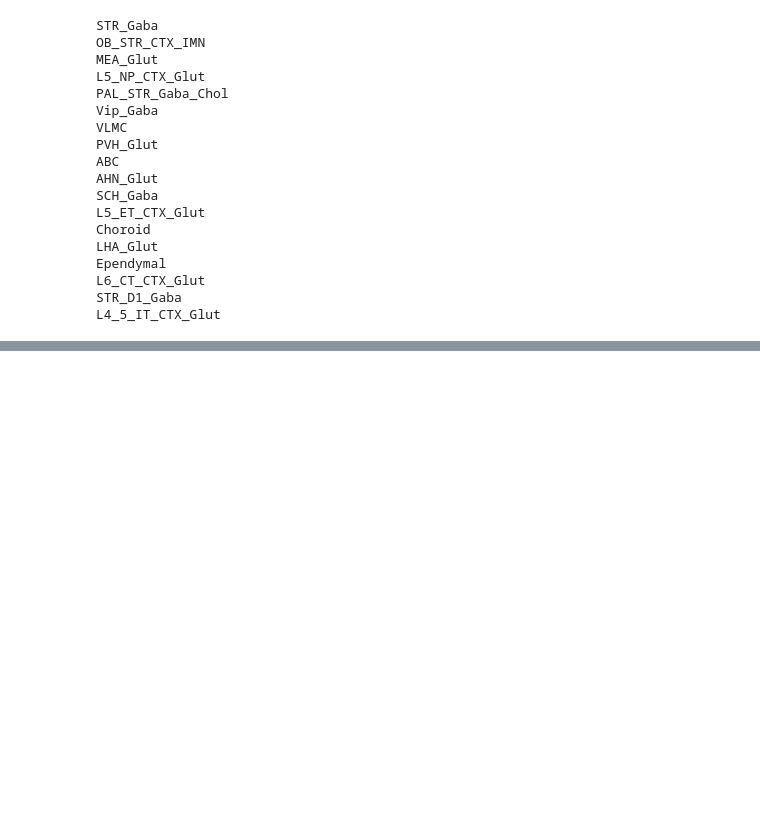
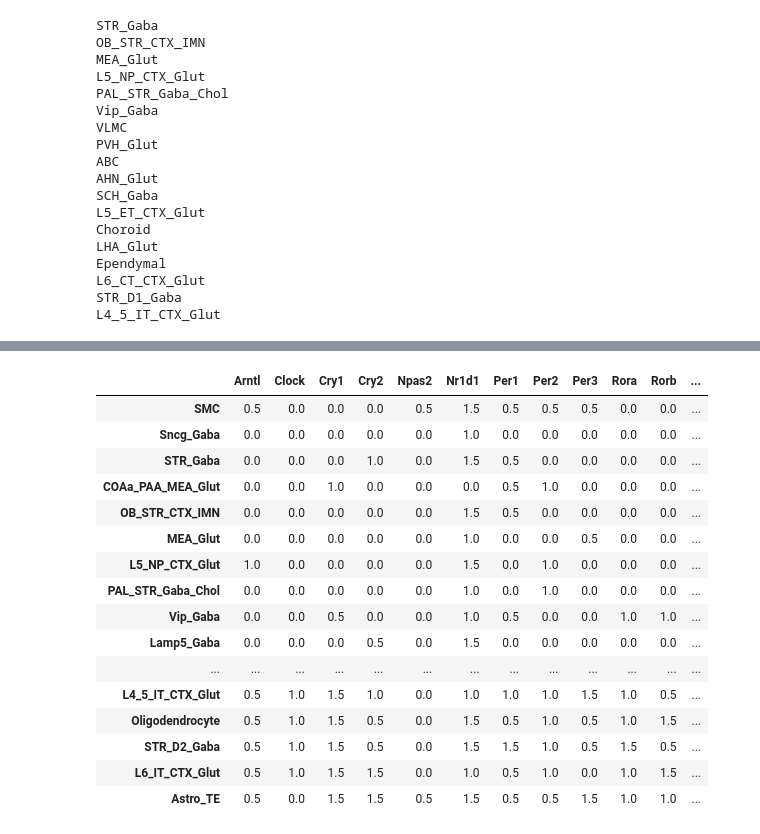
Before and after one commit to Carboneinerte/Pynda_ssc, a Jupyter notebook: v10D_Xenium_Downstream_Analysis_WIP.ipynb, the cells around one changed output, grey strips where cells are left out. Drawn from its saved outputs; the diff is of its cells as text; code cells hidden in the pictures; blank space fills up the shorter version.

```diff
--- a/v10D_Xenium_Downstream_Analysis_WIP.ipynb
+++ b/v10D_Xenium_Downstream_Analysis_WIP.ipynb
@@ -2621,0 +2661,20 @@ L4_5_IT_CTX_Glut
+# %%
+ddf.reindex(cell_list_under)
+# %% [output]
+|  | Arntl | Clock | Cry1 | Cry2 | Npas2 | Nr1d1 | Per1 | Per2 | Per3 | Rora | Rorb | ... |
+| SMC | 0.5 | 0.0 | 0.0 | 0.0 | 0.5 | 1.5 | 0.5 | 0.5 | 0.5 | 0.0 | 0.0 | ... |
+| Sncg_Gaba | 0.0 | 0.0 | 0.0 | 0.0 | 0.0 | 1.0 | 0.0 | 0.0 | 0.0 | 0.0 | 0.0 | ... |
+| STR_Gaba | 0.0 | 0.0 | 0.0 | 1.0 | 0.0 | 1.5 | 0.5 | 0.0 | 0.0 | 0.0 | 0.0 | ... |
+| COAa_PAA_MEA_Glut | 0.0 | 0.0 | 1.0 | 0.0 | 0.0 | 0.0 | 0.5 | 1.0 | 0.0 | 0.0 | 0.0 | ... |
+| OB_STR_CTX_IMN | 0.0 | 0.0 | 0.0 | 0.0 | 0.0 | 1.5 | 0.5 | 0.0 | 0.0 | 0.0 | 0.0 | ... |
+| MEA_Glut | 0.0 | 0.0 | 0.0 | 0.0 | 0.0 | 1.0 | 0.0 | 0.0 | 0.5 | 0.0 | 0.0 | ... |
+| L5_NP_CTX_Glut | 1.0 | 0.0 | 0.0 | 0.0 | 0.0 | 1.5 | 0.0 | 1.0 | 0.0 | 0.0 | 0.0 | ... |
+| PAL_STR_Gaba_Chol | 0.0 | 0.0 | 0.0 | 0.0 | 0.0 | 1.0 | 0.0 | 1.0 | 0.0 | 0.0 | 0.0 | ... |
+| Vip_Gaba | 0.0 | 0.0 | 0.5 | 0.0 | 0.0 | 1.0 | 0.5 | 0.0 | 0.0 | 1.0 | 1.0 | ... |
+| Lamp5_Gaba | 0.0 | 0.0 | 0.0 | 0.5 | 0.0 | 1.5 | 0.0 | 0.0 | 0.0 | 0.0 | 0.0 | ... |
+| ... | ... | ... | ... | ... | ... | ... | ... | ... | ... | ... | ... | ... |
+| L4_5_IT_CTX_Glut | 0.5 | 1.0 | 1.5 | 1.0 | 0.0 | 1.0 | 1.0 | 1.0 | 1.5 | 1.0 | 0.5 | ... |
+| Oligodendrocyte | 0.5 | 1.0 | 1.5 | 0.5 | 0.0 | 1.5 | 0.5 | 1.0 | 0.5 | 1.0 | 1.5 | ... |
+| STR_D2_Gaba | 0.5 | 1.0 | 1.5 | 0.5 | 0.0 | 1.5 | 1.5 | 1.0 | 0.5 | 1.5 | 0.5 | ... |
+| L6_IT_CTX_Glut | 0.5 | 1.0 | 1.5 | 1.5 | 0.0 | 1.0 | 0.5 | 1.0 | 0.0 | 1.0 | 1.5 | ... |
+| Astro_TE | 0.5 | 0.0 | 1.5 | 1.5 | 0.5 | 1.5 | 0.5 | 0.5 | 1.5 | 1.0 | 1.0 | ... |
```
Also changed, not shown: parts of 9 cells of this notebook.
